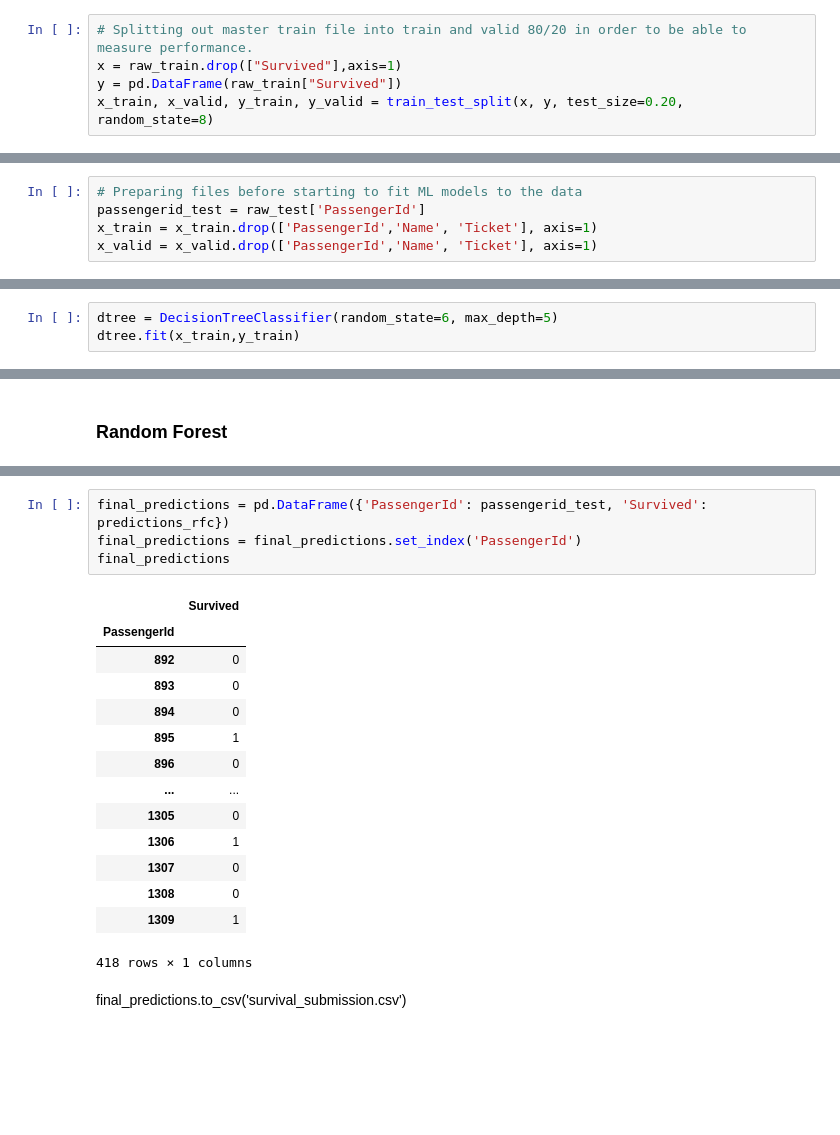
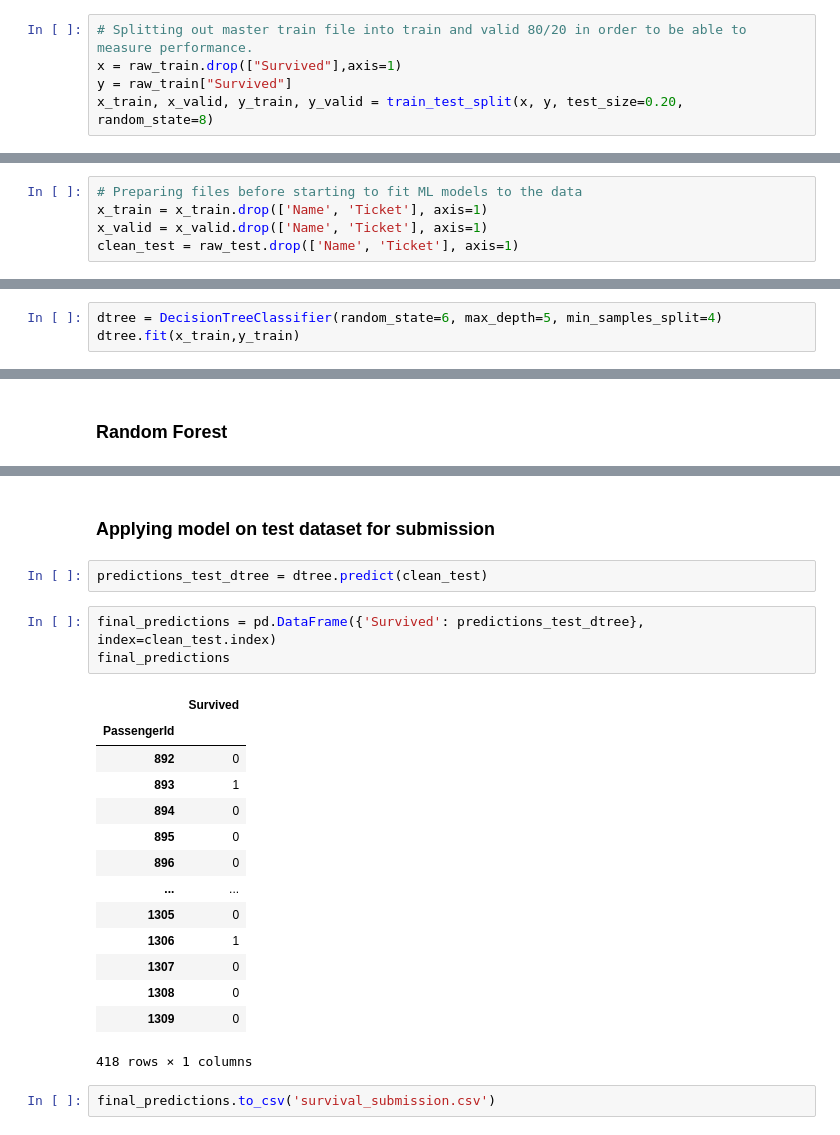
Before and after one commit to asenzaya/machine-learning, a Jupyter notebook: titanic_survival/titanic_survival_ML_project.ipynb, the cells around one changed output, grey strips where cells are left out. Drawn from its saved outputs; the diff is of its cells as text; blank space fills up the shorter version.

Commit message:
Predictions on test (2nd submission)

```diff
--- a/titanic_survival/titanic_survival_ML_project.ipynb
+++ b/titanic_survival/titanic_survival_ML_project.ipynb
@@ -109,7 +109,7 @@ False
 # %%
 # Splitting out master train file into train and valid 80/20 in order to be able to measure performance.
 x = raw_train.drop(["Survived"],axis=1)
-y = pd.DataFrame(raw_train["Survived"])
+y = raw_train["Survived"]
 x_train, x_valid, y_train, y_valid = train_test_split(x, y, test_size=0.20, random_state=8)
 # %% [markdown]
 ### Data cleaning
@@ -230,11 +232,11 @@ x_train.head()
 # %%
 # Preparing files before starting to fit ML models to the data
-passengerid_test = raw_test['PassengerId']
-x_train = x_train.drop(['PassengerId','Name', 'Ticket'], axis=1)
-x_valid = x_valid.drop(['PassengerId','Name', 'Ticket'], axis=1)
+x_train = x_train.drop(['Name', 'Ticket'], axis=1)
+x_valid = x_valid.drop(['Name', 'Ticket'], axis=1)
+clean_test = raw_test.drop(['Name', 'Ticket'], axis=1)
 # %% [markdown]
 ### Decision Tree
 # %%
-dtree = DecisionTreeClassifier(random_state=6, max_depth=5)
+dtree = DecisionTreeClassifier(random_state=6, max_depth=5, min_samples_split=4)
 dtree.fit(x_train,y_train)
 # %% [output]
@@ -336,21 +340,24 @@ print(y_train.mean())
+# %% [markdown]
+### Applying model on test dataset for submission
+# %%
+predictions_test_dtree = dtree.predict(clean_test)
 # %%
-final_predictions = pd.DataFrame({'PassengerId': passengerid_test, 'Survived': predictions_rfc})
-final_predictions = final_predictions.set_index('PassengerId')
+final_predictions = pd.DataFrame({'Survived': predictions_test_dtree}, index=clean_test.index)
 final_predictions
 # %% [output]
 |  | Survived |
 | PassengerId |  |
 | 892 | 0 |
-| 893 | 0 |
+| 893 | 1 |
 | 894 | 0 |
-| 895 | 1 |
+| 895 | 0 |
 | 896 | 0 |
 | ... | ... |
 | 1305 | 0 |
 | 1306 | 1 |
 | 1307 | 0 |
 | 1308 | 0 |
-| 1309 | 1 |
+| 1309 | 0 |
 418 rows × 1 columns
-# %% [markdown]
-final_predictions.to_csv('survival_submission.csv')
+# %%
+final_predictions.to_csv('survival_submission.csv')
```
Also changed, not shown: parts of 28 cells of this notebook, 1 other file.
